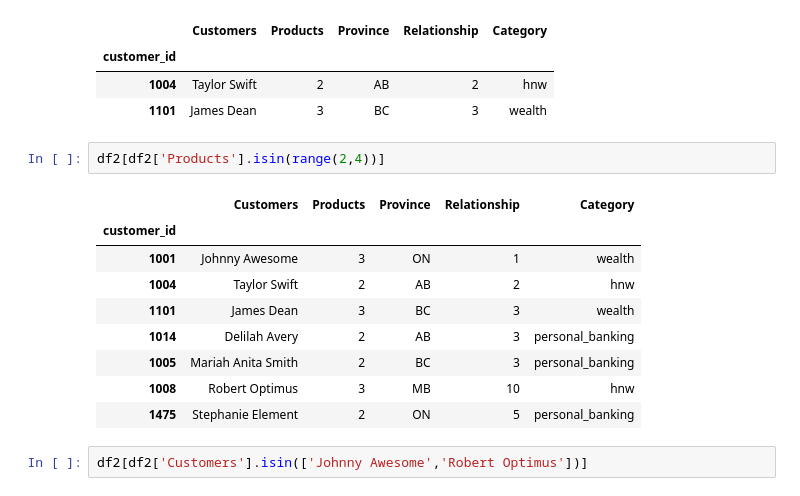
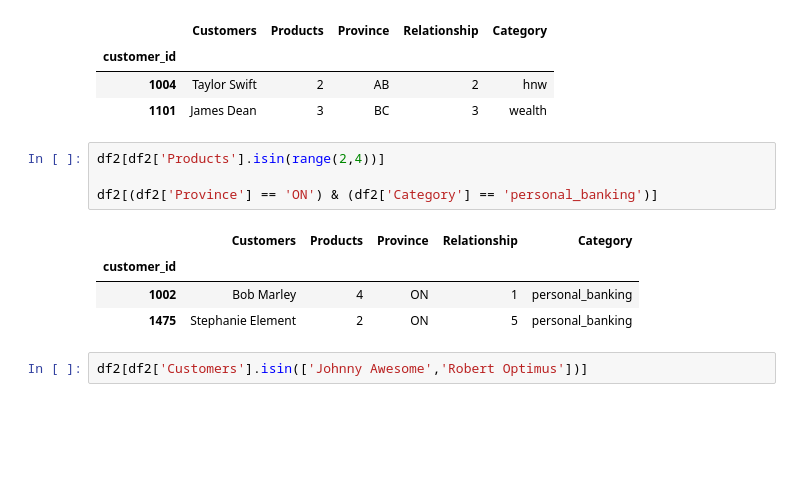
Before and after one commit to chihang1224/schulich_data_science, a Jupyter notebook: Pandas_Demo_with_CSV.ipynb, the cells around one changed output. Cells and saved outputs as stored; diff of their text form; blank space fills up the shorter version.

```diff
--- a/Pandas_Demo_with_CSV.ipynb
+++ b/Pandas_Demo_with_CSV.ipynb
@@ -386,15 +386,12 @@ df2[df2.index.isin([1004,1101])]
 | 1101 | James Dean | 3 | BC | 3 | wealth |
 # %%
 df2[df2['Products'].isin(range(2,4))]
+
+df2[(df2['Province'] == 'ON') & (df2['Category'] == 'personal_banking')]
 # %% [output]
 |  | Customers | Products | Province | Relationship | Category |
 | customer_id |  |  |  |  |  |
-| 1001 | Johnny Awesome | 3 | ON | 1 | wealth |
-| 1004 | Taylor Swift | 2 | AB | 2 | hnw |
-| 1101 | James Dean | 3 | BC | 3 | wealth |
-| 1014 | Delilah Avery | 2 | AB | 3 | personal_banking |
-| 1005 | Mariah Anita Smith | 2 | BC | 3 | personal_banking |
-| 1008 | Robert Optimus | 3 | MB | 10 | hnw |
+| 1002 | Bob Marley | 4 | ON | 1 | personal_banking |
 | 1475 | Stephanie Element | 2 | ON | 5 | personal_banking |
 # %%
 df2[df2['Customers'].isin(['Johnny Awesome','Robert Optimus'])]
```
Also changed, not shown: parts of 9 cells of this notebook, 2 other files.
